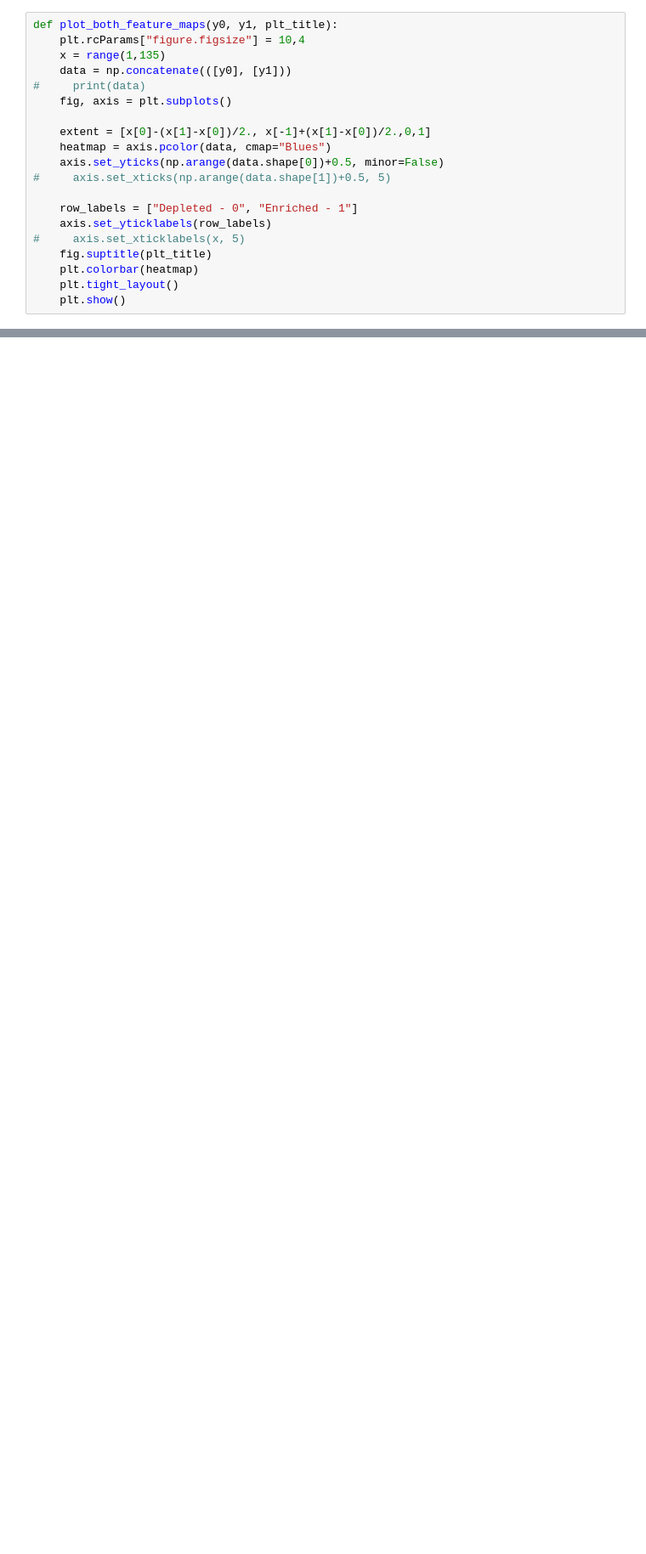
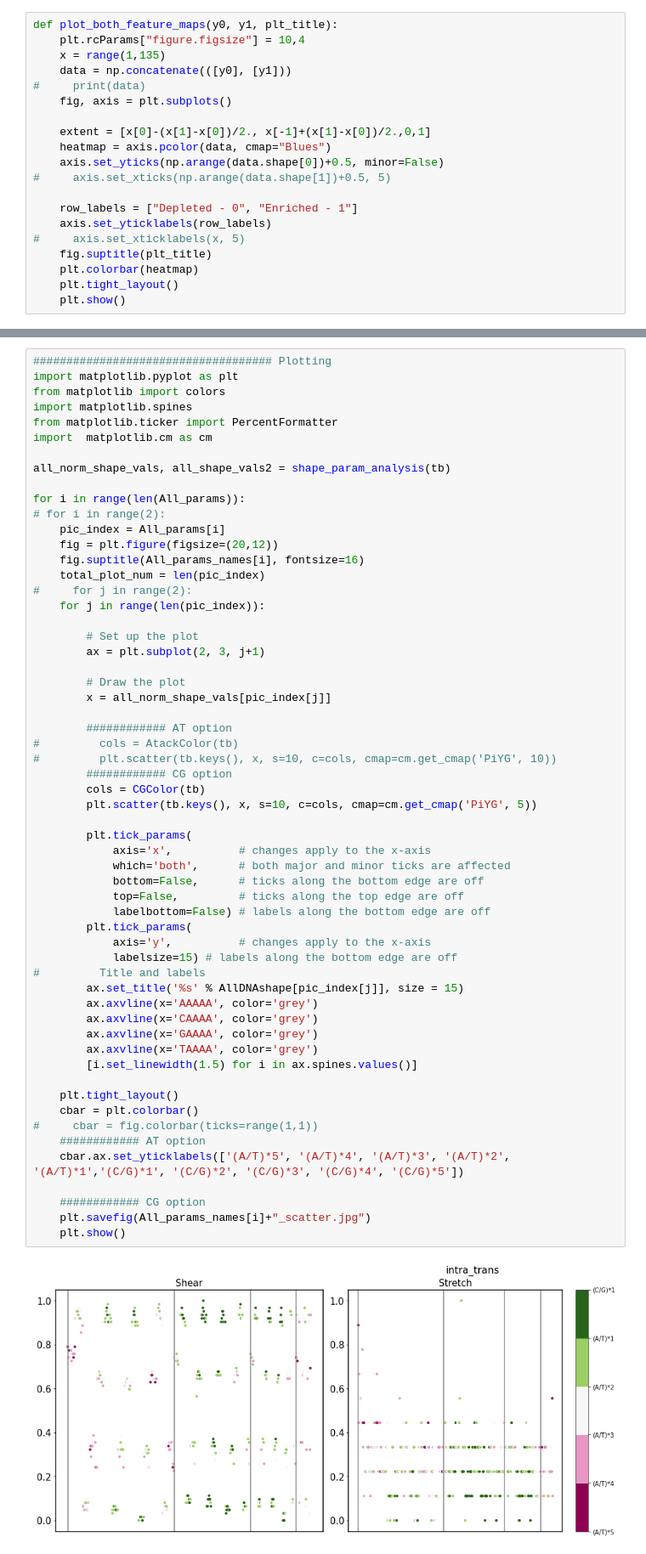
Before and after one commit to beckii0930/nucleosome_occupancy, a Jupyter notebook: tbinet_stuff/analyze_layer.ipynb, the cells around one changed output, grey strips where cells are left out. Shown at 85% size. Cells and saved outputs as stored; diff of their text form; blank space fills up the shorter version.

```diff
--- a/tbinet_stuff/analyze_layer.ipynb
+++ b/tbinet_stuff/analyze_layer.ipynb
@@ -388,0 +711,60 @@ activation_2
+# %%
+#################################### Plotting
+import matplotlib.pyplot as plt
+from matplotlib import colors
+import matplotlib.spines
+from matplotlib.ticker import PercentFormatter
+import  matplotlib.cm as cm
+
+all_norm_shape_vals, all_shape_vals2 = shape_param_analysis(tb)
+
+for i in range(len(All_params)):
+# for i in range(2):
+    pic_index = All_params[i]
+    fig = plt.figure(figsize=(20,12))
+    fig.suptitle(All_params_names[i], fontsize=16)
+    total_plot_num = len(pic_index)
+#     for j in range(2):
+    for j in range(len(pic_index)):
+
+        # Set up the plot
+        ax = plt.subplot(2, 3, j+1)
+
+        # Draw the plot
+        x = all_norm_shape_vals[pic_index[j]]
+
+        ############ AT option
+#         cols = AtackColor(tb)
+#         plt.scatter(tb.keys(), x, s=10, c=cols, cmap=cm.get_cmap('PiYG', 10))
+        ############ CG option
+        cols = CGColor(tb)
+        plt.scatter(tb.keys(), x, s=10, c=cols, cmap=cm.get_cmap('PiYG', 5))
+
+        plt.tick_params(
+            axis='x',          # changes apply to the x-axis
+            which='both',      # both major and minor ticks are affected
+            bottom=False,      # ticks along the bottom edge are off
+            top=False,         # ticks along the top edge are off
+            labelbottom=False) # labels along the bottom edge are off
+        plt.tick_params(
+            axis='y',          # changes apply to the x-axis
+            labelsize=15) # labels along the bottom edge are off
+#         Title and labels
+        ax.set_title('%s' % AllDNAshape[pic_index[j]], size = 15)
+        ax.axvline(x='AAAAA', color='grey')
+        ax.axvline(x='CAAAA', color='grey')
+        ax.axvline(x='GAAAA', color='grey')
+        ax.axvline(x='TAAAA', color='grey')
+        [i.set_linewidth(1.5) for i in ax.spines.values()]
+
+    plt.tight_layout()
+    cbar = plt.colorbar()
+#     cbar = fig.colorbar(ticks=range(1,1))
+    ############ AT option
+    cbar.ax.set_yticklabels(['(A/T)*5', '(A/T)*4', '(A/T)*3', '(A/T)*2', '(A/T)*1','(C/G)*1', '(C/G)*2', '(C/G)*3', '(C/G)*4', '(C/G)*5'])
+
+    ############ CG option
+    plt.savefig(All_params_names[i]+"_scatter.jpg")
+    plt.show()
+# %% [output]
+[figure, added]
```
Also changed, not shown: parts of 27 cells of this notebook, 1 other file.
